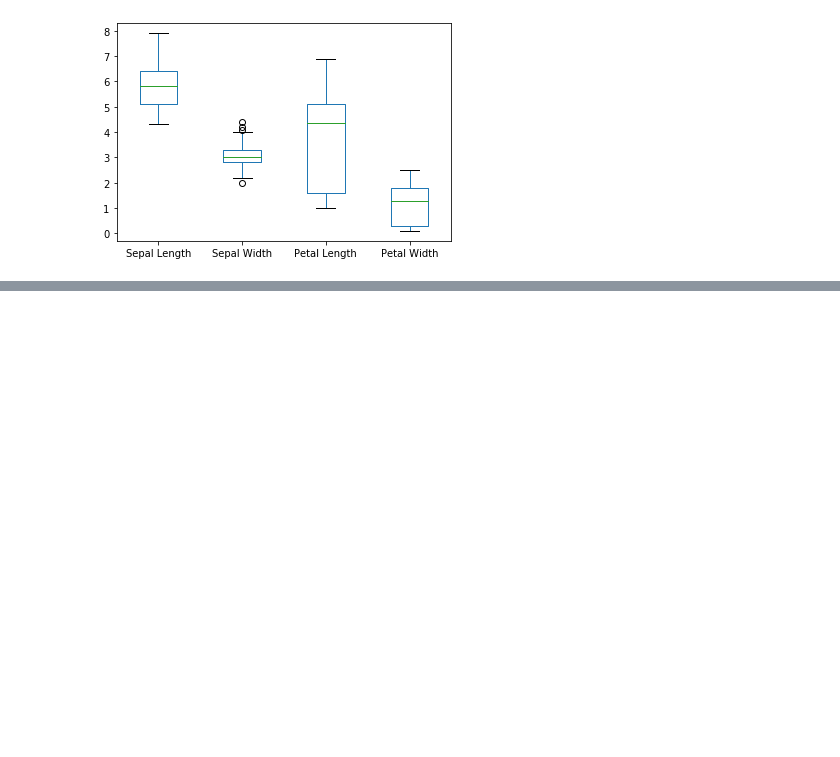
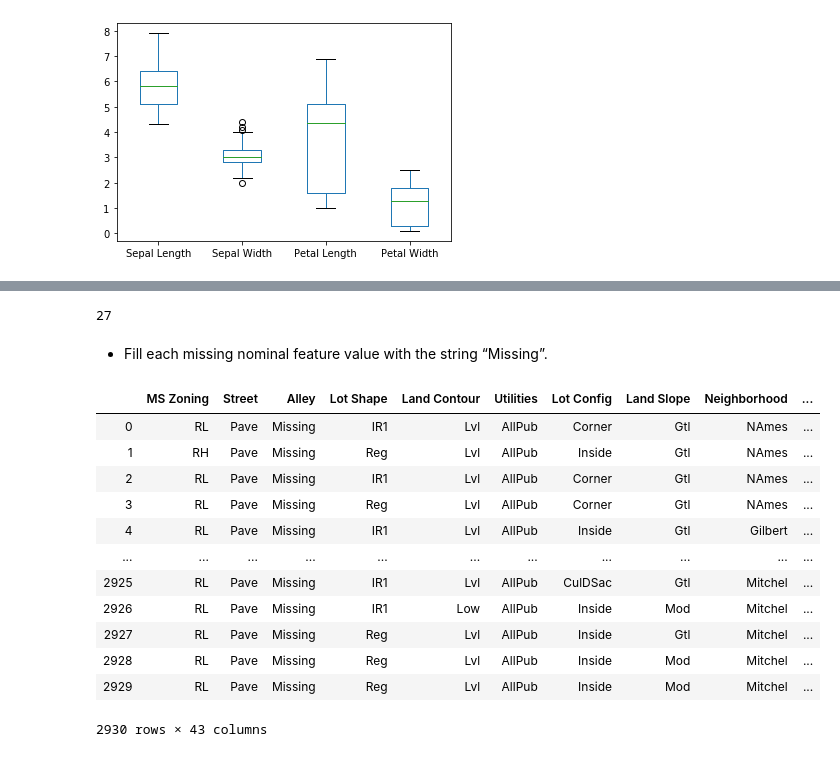
Before and after one commit to run-cmw/data-mining-practice, a Jupyter notebook: assignment2-wells.ipynb, the cells around one changed output, grey strips where cells are left out. Saved outputs shown, nothing was run; the diff lists cells and outputs as text; code cells hidden in the pictures; blank space fills up the shorter version.

```diff
--- a/assignment2-wells.ipynb
+++ b/assignment2-wells.ipynb
@@ -89,0 +121,30 @@ box = df.boxplot(grid=False, return_type='axes')
+# %%
+# Get the non-null count for each of the 82 columns, and convert the values to a list
+non_nulls_list = df.count().values.tolist()
+# Since there are 2930 rows, having 2930 non_nulls mean there are no nulls.
+# So filter list based on non-null values less than 2930.
+filtered_list = [i for i in non_nulls_list if i < 2930]
+# The length of the filtered list is the number of features with null/missing values.
+len(filtered_list)
+# %% [output]
+27
+# %% [markdown]
+- Fill each missing nominal feature value with the string “Missing”.
+# %%
+# First select only nominal features, then use fillna() - otherwise fillna() alter numeric features
+nominal_cols = df.select_dtypes(exclude=np.number)
+nominal_cols.fillna('Missing')
+# %% [output]
+|  | MS Zoning | Street | Alley | Lot Shape | Land Contour | Utilities | Lot Config | Land Slope | Neighborhood | ... |
+| 0 | RL | Pave | Missing | IR1 | Lvl | AllPub | Corner | Gtl | NAmes | ... |
+| 1 | RH | Pave | Missing | Reg | Lvl | AllPub | Inside | Gtl | NAmes | ... |
+| 2 | RL | Pave | Missing | IR1 | Lvl | AllPub | Corner | Gtl | NAmes | ... |
+| 3 | RL | Pave | Missing | Reg | Lvl | AllPub | Corner | Gtl | NAmes | ... |
+| 4 | RL | Pave | Missing | IR1 | Lvl | AllPub | Inside | Gtl | Gilbert | ... |
+| ... | ... | ... | ... | ... | ... | ... | ... | ... | ... | ... |
+| 2925 | RL | Pave | Missing | IR1 | Lvl | AllPub | CulDSac | Gtl | Mitchel | ... |
+| 2926 | RL | Pave | Missing | IR1 | Low | AllPub | Inside | Mod | Mitchel | ... |
+| 2927 | RL | Pave | Missing | Reg | Lvl | AllPub | Inside | Gtl | Mitchel | ... |
+| 2928 | RL | Pave | Missing | Reg | Lvl | AllPub | Inside | Mod | Mitchel | ... |
+| 2929 | RL | Pave | Missing | Reg | Lvl | AllPub | Inside | Mod | Mitchel | ... |
+2930 rows × 43 columns
```
Also changed, not shown: parts of 10 cells of this notebook.
